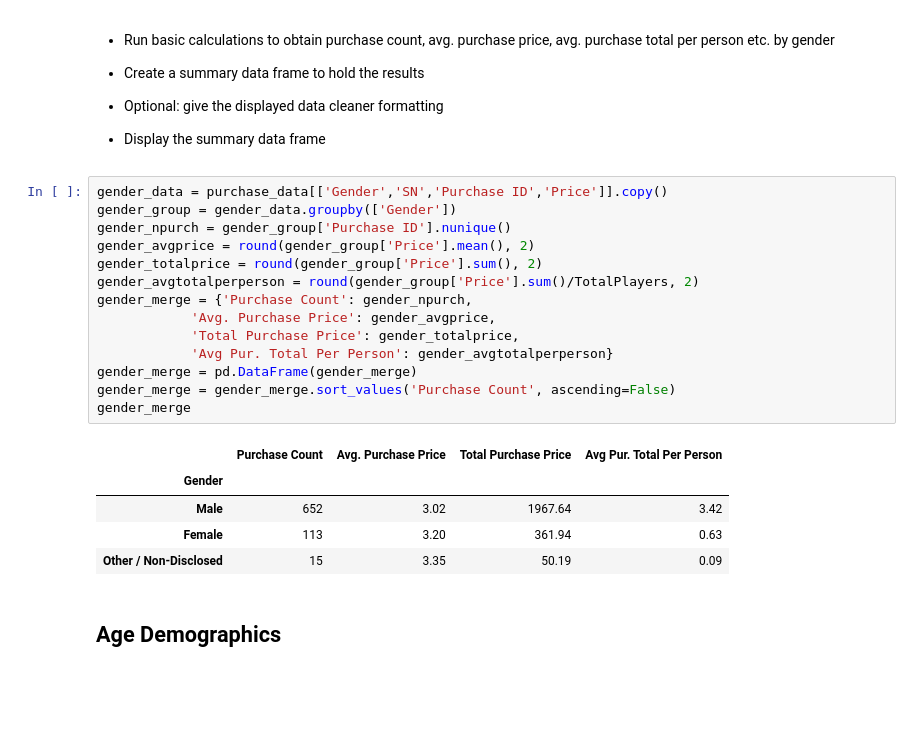
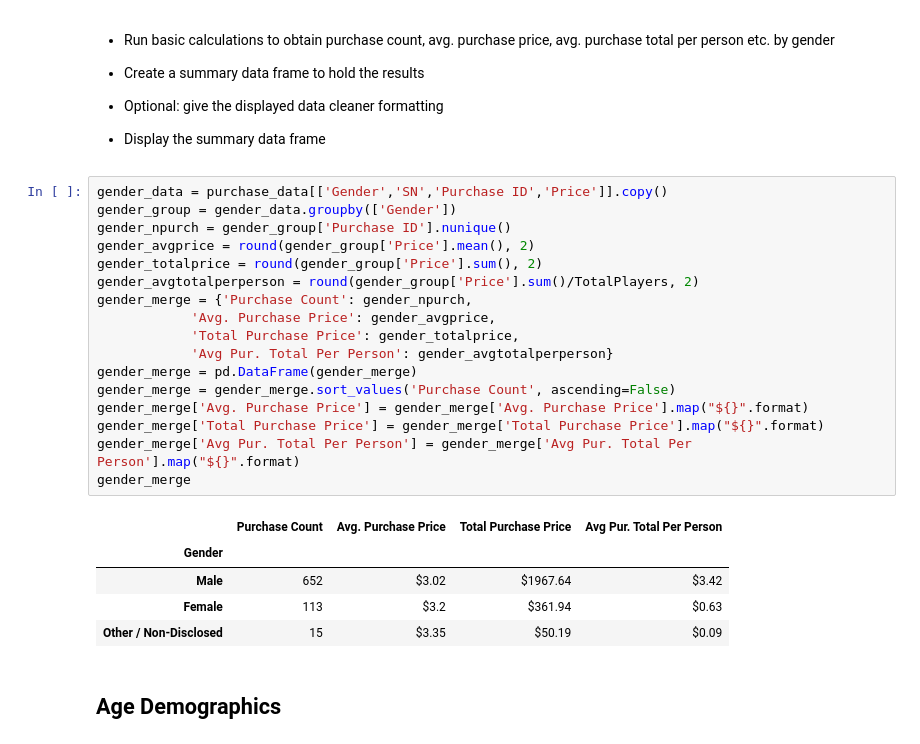
Before and after one commit to dany-roman/Microtransaction-Analysis, a Jupyter notebook: Microtransaction_Analysis.ipynb, the cells around one changed output. Saved outputs shown, nothing was run; the diff lists cells and outputs as text; blank space fills up the shorter version.

```diff
--- a/Microtransaction_Analysis.ipynb
+++ b/Microtransaction_Analysis.ipynb
@@ -109,23 +107,26 @@ gender_count
 # %%
 gender_data = purchase_data[['Gender','SN','Purchase ID','Price']].copy()
 gender_group = gender_data.groupby(['Gender'])
 gender_npurch = gender_group['Purchase ID'].nunique()
 gender_avgprice = round(gender_group['Price'].mean(), 2)
 gender_totalprice = round(gender_group['Price'].sum(), 2)
 gender_avgtotalperperson = round(gender_group['Price'].sum()/TotalPlayers, 2)
 gender_merge = {'Purchase Count': gender_npurch,
             'Avg. Purchase Price': gender_avgprice,
             'Total Purchase Price': gender_totalprice,
             'Avg Pur. Total Per Person': gender_avgtotalperperson}
 gender_merge = pd.DataFrame(gender_merge)
 gender_merge = gender_merge.sort_values('Purchase Count', ascending=False)
+gender_merge['Avg. Purchase Price'] = gender_merge['Avg. Purchase Price'].map("${}".format)
+gender_merge['Total Purchase Price'] = gender_merge['Total Purchase Price'].map("${}".format)
+gender_merge['Avg Pur. Total Per Person'] = gender_merge['Avg Pur. Total Per Person'].map("${}".format)
 gender_merge
 # %% [output]
 |  | Purchase Count | Avg. Purchase Price | Total Purchase Price | Avg Pur. Total Per Person |
 | Gender |  |  |  |  |
-| Male | 652 | 3.02 | 1967.64 | 3.42 |
-| Female | 113 | 3.20 | 361.94 | 0.63 |
-| Other / Non-Disclosed | 15 | 3.35 | 50.19 | 0.09 |
+| Male | 652 | $3.02 | $1967.64 | $3.42 |
+| Female | 113 | $3.2 | $361.94 | $0.63 |
+| Other / Non-Disclosed | 15 | $3.35 | $50.19 | $0.09 |
 # %% [markdown]
 ## Age Demographics
 # %% [markdown]
```
Also changed, not shown: parts of 8 cells of this notebook.
